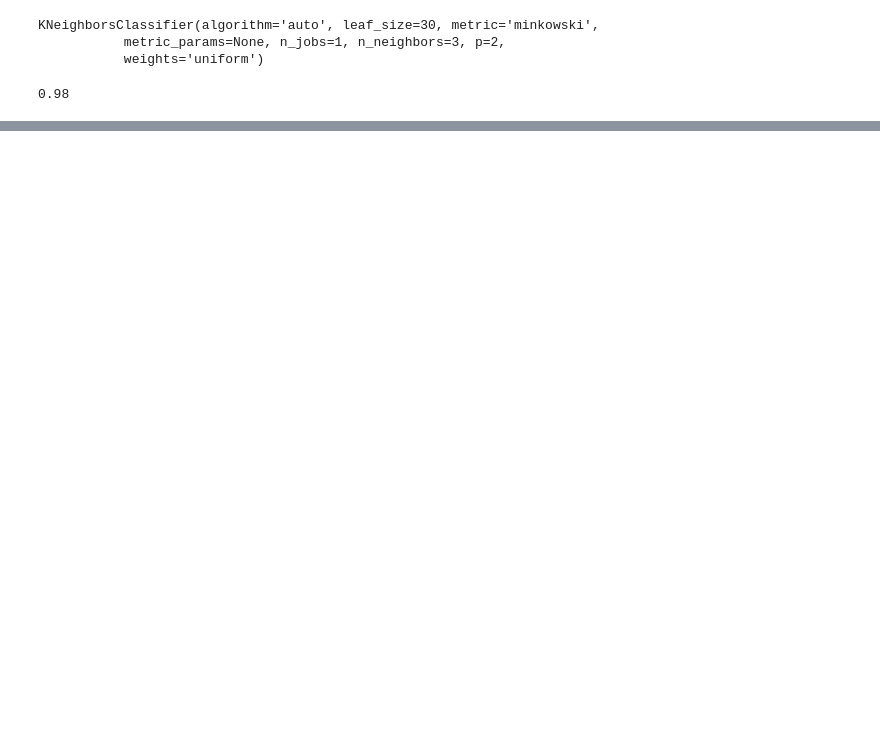
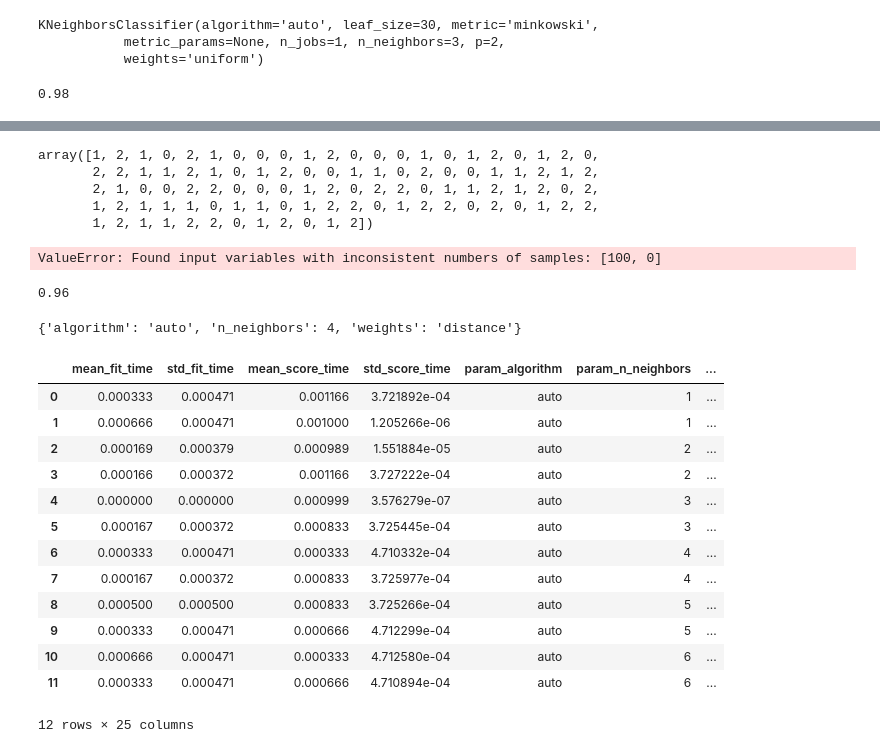
Before and after one commit to arthurgangeiro/estudo-ML, a Jupyter notebook: KNN - Classificação.ipynb, the cells around one changed output, grey strips where cells are left out. Cells and saved outputs as stored; diff of their text form; code cells hidden in the pictures; blank space fills up the shorter version.

```diff
--- a/KNN - Classificação.ipynb
+++ b/KNN - Classificação.ipynb
@@ -87,0 +74,24 @@ print(accuracy_score(y_test, pred))
+# %%
+metrics = [f1_score,  precision_score , recall_score,  accuracy_score] #roc_auc_score]
+
+cv_kfold =KFold(n_splits=3, shuffle=False, random_state=None)
+cv_loo = LeaveOneOut()
+# %%
+#GridSearchCV(estimator, param_grid, scoring=None, fit_params=None, n_jobs=1,
+#             iid=True, refit=True, cv=None, verbose=0, pre_dispatch='2*n_jobs',
+#             error_score='raise', return_train_score='warn')
+
+clf = KNeighborsClassifier()
+parameters = {
+    'weights' : ['uniform', 'distance'],
+    'n_neighbors': [1,2,3,4,5,6] ,
+    'algorithm': ['auto']
+}
+
+model = GridSearchCV(estimator = clf,
+                     param_grid = parameters, scoring= 'roc_auc', fit_params=None, n_jobs=1, iid=True, refit=True,
+                     cv=cv_kfold, verbose=0, pre_dispatch='2*n_jobs', error_score='raise', return_train_score='warn')
+
+#scoring: forma de avaliar os parametros, o melhor pro modelo. se não passar, usa o default do modelo.
+# pode receber: http://scikit-learn.org/stable/modules/model_evaluation.html#scoring-parameter
+model
@@ -87,0 +108,41 @@ print(accuracy_score(y_test, pred))
+# %%
+y_train.values
+# %% [output]
+array([1, 2, 1, 0, 2, 1, 0, 0, 0, 1, 2, 0, 0, 0, 1, 0, 1, 2, 0, 1, 2, 0,
+       2, 2, 1, 1, 2, 1, 0, 1, 2, 0, 0, 1, 1, 0, 2, 0, 0, 1, 1, 2, 1, 2,
+       2, 1, 0, 0, 2, 2, 0, 0, 0, 1, 2, 0, 2, 2, 0, 1, 1, 2, 1, 2, 0, 2,
+       1, 2, 1, 1, 1, 0, 1, 1, 0, 1, 2, 2, 0, 1, 2, 2, 0, 2, 0, 1, 2, 2,
+       1, 2, 1, 1, 2, 2, 0, 1, 2, 0, 1, 2])
+# %%
+# X_train.values : transforma DF em matriz
+#grid_fit = model.fit(X_train.values,y_train.values)
+grid_fit = model.fit(X_train,pd.DataFrame(y_train, columns = ['y']))
+# %% [output]
+ValueError: Found input variables with inconsistent numbers of samples: [100, 0]
+# %%
+# melhor socore:
+model.best_score_
+# %% [output]
+0.96
+# %%
+#melhores parametros
+model.best_params_
+# %% [output]
+{'algorithm': 'auto', 'n_neighbors': 4, 'weights': 'distance'}
+# %%
+pd.DataFrame(model.cv_results_)
+# %% [output]
+|  | mean_fit_time | std_fit_time | mean_score_time | std_score_time | param_algorithm | param_n_neighbors | ... |
+| 0 | 0.000333 | 0.000471 | 0.001166 | 3.721892e-04 | auto | 1 | ... |
+| 1 | 0.000666 | 0.000471 | 0.001000 | 1.205266e-06 | auto | 1 | ... |
+| 2 | 0.000169 | 0.000379 | 0.000989 | 1.551884e-05 | auto | 2 | ... |
+| 3 | 0.000166 | 0.000372 | 0.001166 | 3.727222e-04 | auto | 2 | ... |
+| 4 | 0.000000 | 0.000000 | 0.000999 | 3.576279e-07 | auto | 3 | ... |
+| 5 | 0.000167 | 0.000372 | 0.000833 | 3.725445e-04 | auto | 3 | ... |
+| 6 | 0.000333 | 0.000471 | 0.000333 | 4.710332e-04 | auto | 4 | ... |
+| 7 | 0.000167 | 0.000372 | 0.000833 | 3.725977e-04 | auto | 4 | ... |
+| 8 | 0.000500 | 0.000500 | 0.000833 | 3.725266e-04 | auto | 5 | ... |
+| 9 | 0.000333 | 0.000471 | 0.000666 | 4.712299e-04 | auto | 5 | ... |
+| 10 | 0.000666 | 0.000471 | 0.000333 | 4.712580e-04 | auto | 6 | ... |
+| 11 | 0.000333 | 0.000471 | 0.000666 | 4.710894e-04 | auto | 6 | ... |
+12 rows × 25 columns
```
Also changed, not shown: parts of 7 cells of this notebook.
